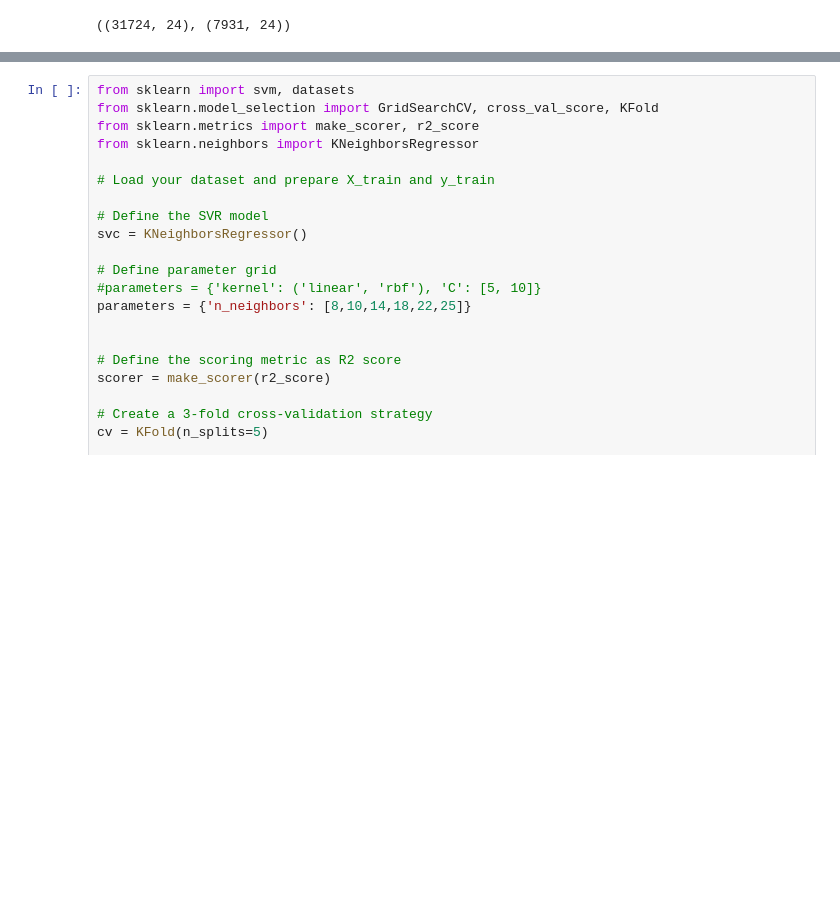
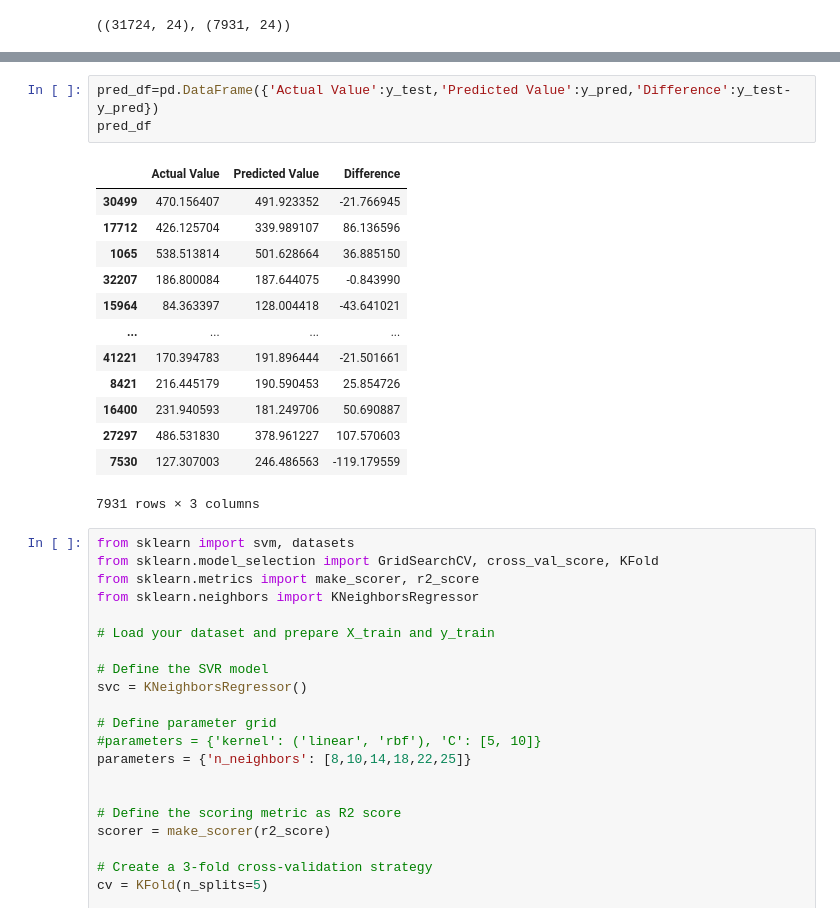
Before and after one commit to georgiostsimplis/Airbnb_app, a Jupyter notebook: notebook/age_1.ipynb, the cells around one changed output, grey strips where cells are left out. Drawn from its saved outputs; the diff is of its cells as text; blank space fills up the shorter version.

Commit message:
data ingestion

```diff
--- a/notebook/age_1.ipynb
+++ b/notebook/age_1.ipynb
@@ -294,3 +341,20 @@ print(sorted_keys)
+# %%
+pred_df=pd.DataFrame({'Actual Value':y_test,'Predicted Value':y_pred,'Difference':y_test-y_pred})
+pred_df
+# %% [output]
+|  | Actual Value | Predicted Value | Difference |
+| 30499 | 470.156407 | 491.923352 | -21.766945 |
+| 17712 | 426.125704 | 339.989107 | 86.136596 |
+| 1065 | 538.513814 | 501.628664 | 36.885150 |
+| 32207 | 186.800084 | 187.644075 | -0.843990 |
+| 15964 | 84.363397 | 128.004418 | -43.641021 |
+| ... | ... | ... | ... |
+| 41221 | 170.394783 | 191.896444 | -21.501661 |
+| 8421 | 216.445179 | 190.590453 | 25.854726 |
+| 16400 | 231.940593 | 181.249706 | 50.690887 |
+| 27297 | 486.531830 | 378.961227 | 107.570603 |
+| 7530 | 127.307003 | 246.486563 | -119.179559 |
+7931 rows × 3 columns
 # %%
 from sklearn import svm, datasets
 from sklearn.model_selection import GridSearchCV, cross_val_score, KFold
```
Also changed, not shown: parts of 10 cells of this notebook, 4 other files.
